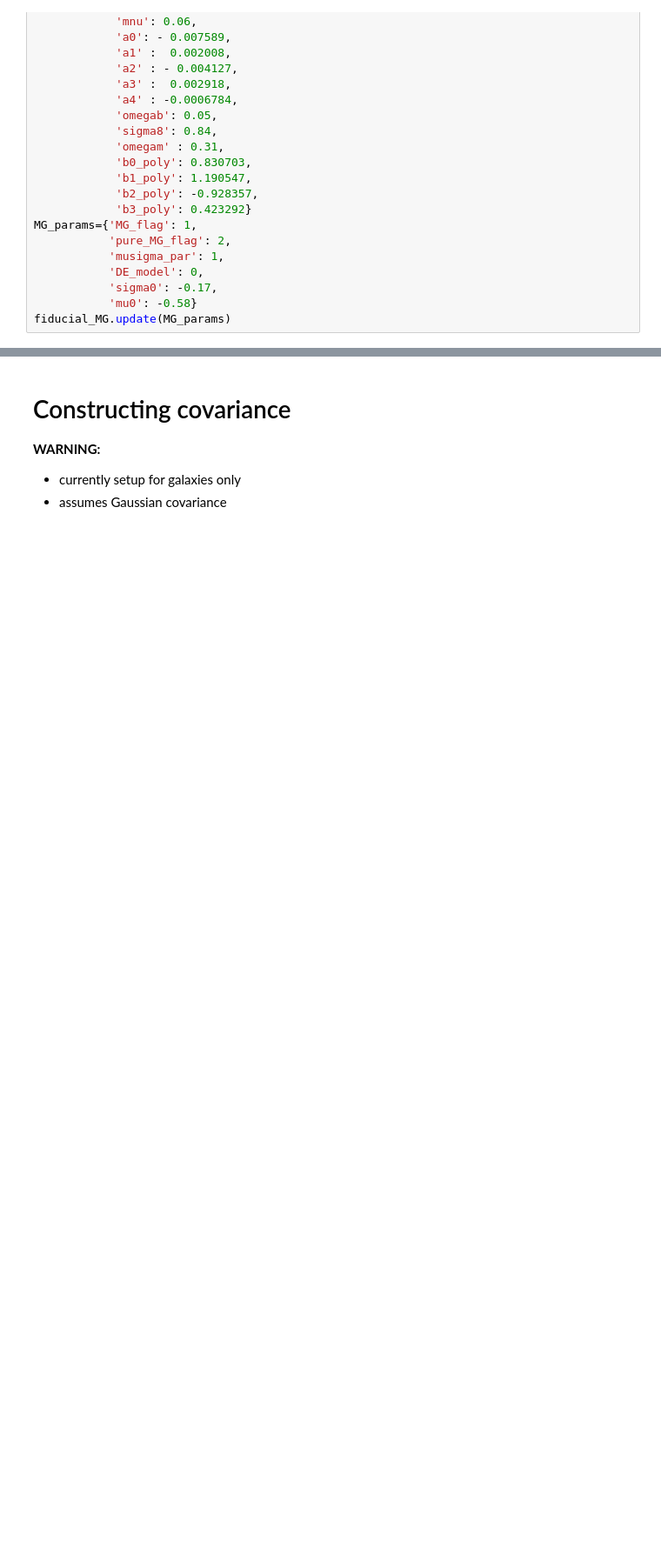
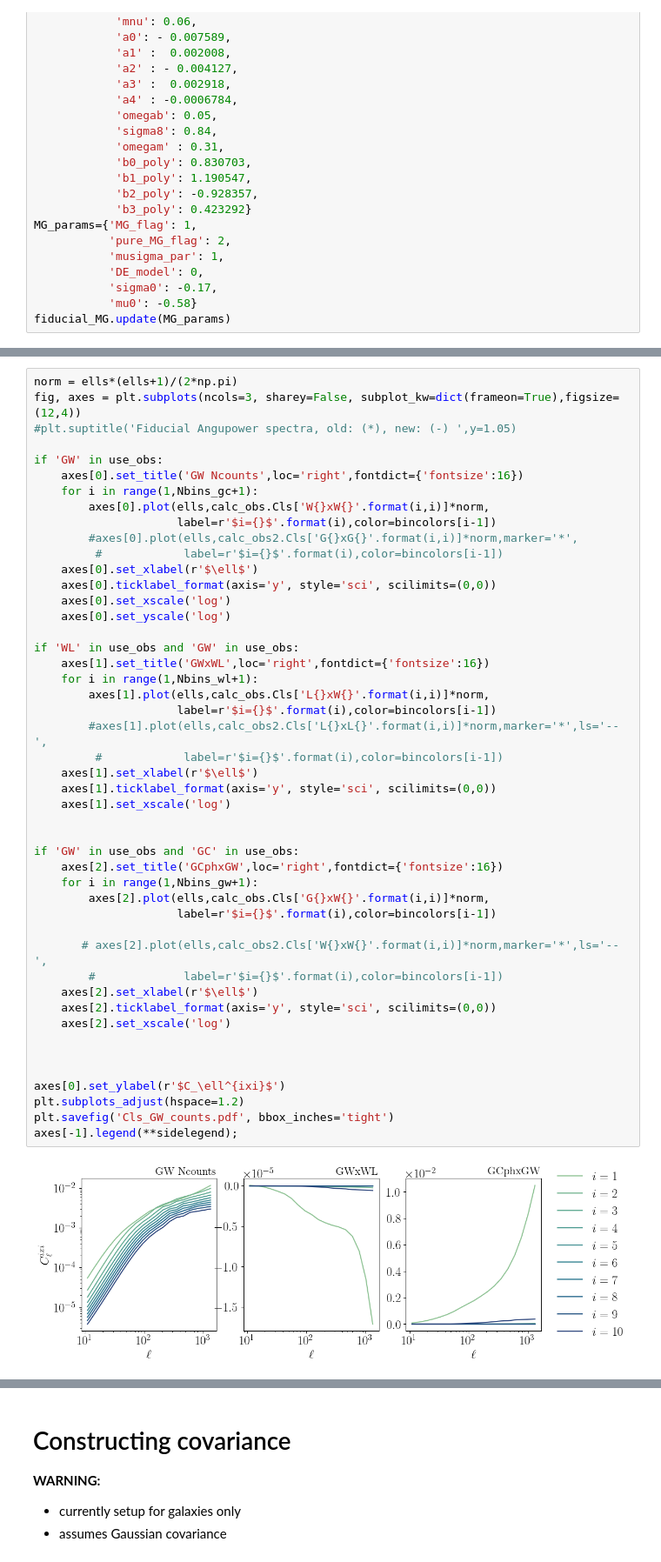
Before and after one commit to chiaradeleo1/GWXLSS, a Jupyter notebook: mock_maker.ipynb, the cells around one changed output, grey strips where cells are left out. Shown: that part at 87% size. Saved outputs shown, nothing was run; the diff lists cells and outputs as text; blank space fills up the shorter version.

```diff
--- a/mock_maker.ipynb
+++ b/mock_maker.ipynb
@@ -379,3 +416,52 @@ axes[-1].legend(**sidelegend);
+# %%
+norm = ells*(ells+1)/(2*np.pi)
+fig, axes = plt.subplots(ncols=3, sharey=False, subplot_kw=dict(frameon=True),figsize=(12,4))
+#plt.suptitle('Fiducial Angupower spectra, old: (*), new: (-) ',y=1.05)
+
+if 'GW' in use_obs:
+    axes[0].set_title('GW Ncounts',loc='right',fontdict={'fontsize':16})
+    for i in range(1,Nbins_gc+1):
+        axes[0].plot(ells,calc_obs.Cls['W{}xW{}'.format(i,i)]*norm,
+                     label=r'$i={}$'.format(i),color=bincolors[i-1])
+        #axes[0].plot(ells,calc_obs2.Cls['G{}xG{}'.format(i,i)]*norm,marker='*',
+         #            label=r'$i={}$'.format(i),color=bincolors[i-1])
+    axes[0].set_xlabel(r'$\ell$')
+    axes[0].ticklabel_format(axis='y', style='sci', scilimits=(0,0))
+    axes[0].set_xscale('log')
+    axes[0].set_yscale('log')
+
+if 'WL' in use_obs and 'GW' in use_obs:
+    axes[1].set_title('GWxWL',loc='right',fontdict={'fontsize':16})
+    for i in range(1,Nbins_wl+1):
+        axes[1].plot(ells,calc_obs.Cls['L{}xW{}'.format(i,i)]*norm,
+                     label=r'$i={}$'.format(i),color=bincolors[i-1])
+        #axes[1].plot(ells,calc_obs2.Cls['L{}xL{}'.format(i,i)]*norm,marker='*',ls='--',
+         #            label=r'$i={}$'.format(i),color=bincolors[i-1])
+    axes[1].set_xlabel(r'$\ell$')
+    axes[1].ticklabel_format(axis='y', style='sci', scilimits=(0,0))
+    axes[1].set_xscale('log')
+
+
+if 'GW' in use_obs and 'GC' in use_obs:
+    axes[2].set_title('GCphxGW',loc='right',fontdict={'fontsize':16})
+    for i in range(1,Nbins_gw+1):
+        axes[2].plot(ells,calc_obs.Cls['G{}xW{}'.format(i,i)]*norm,
+                     label=r'$i={}$'.format(i),color=bincolors[i-1])
+
+       # axes[2].plot(ells,calc_obs2.Cls['W{}xW{}'.format(i,i)]*norm,marker='*',ls='--',
+        #             label=r'$i={}$'.format(i),color=bincolors[i-1])
+    axes[2].set_xlabel(r'$\ell$')
+    axes[2].ticklabel_format(axis='y', style='sci', scilimits=(0,0))
+    axes[2].set_xscale('log')
+
+
+
+axes[0].set_ylabel(r'$C_\ell^{ixi}$')
+plt.subplots_adjust(hspace=1.2)
+plt.savefig('Cls_GW_counts.pdf', bbox_inches='tight')
+axes[-1].legend(**sidelegend);
+# %% [output]
+[figure, added]
 # %%
 
 norm = ells*(ells+1)/(2*np.pi)
```
Also changed, not shown: parts of 6 cells of this notebook, 9 other files.
